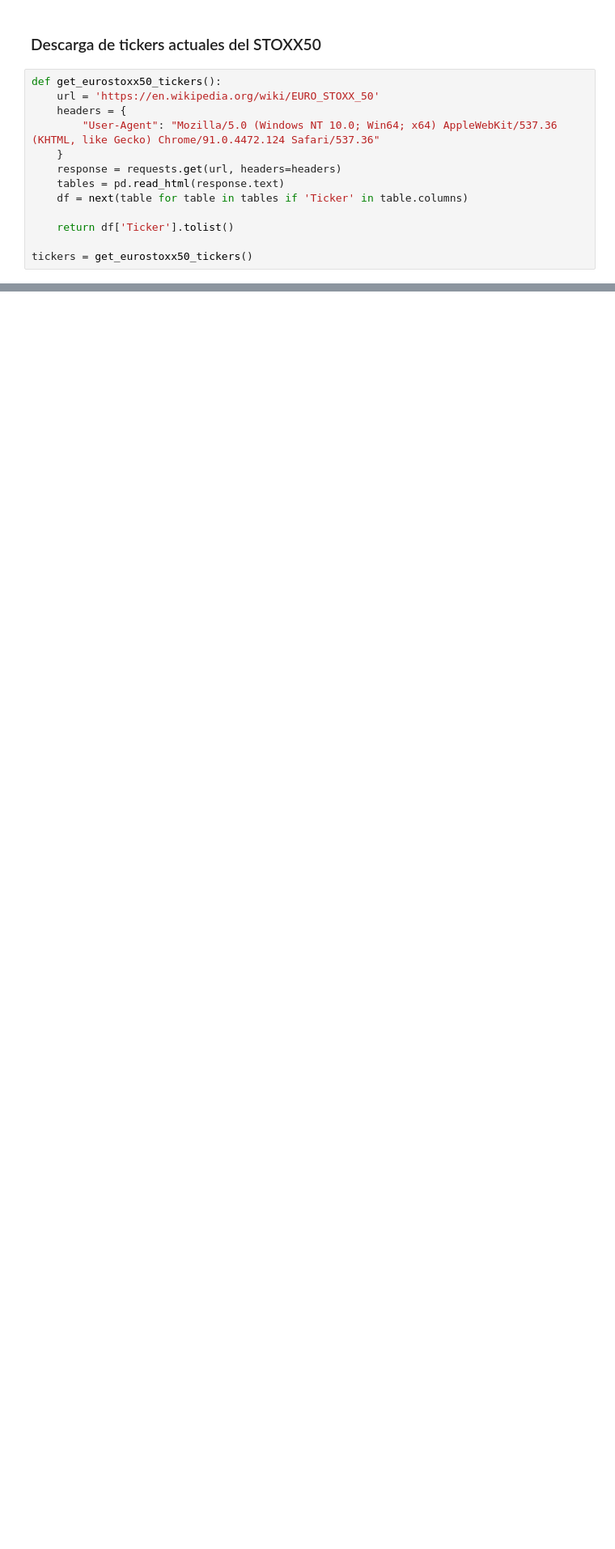
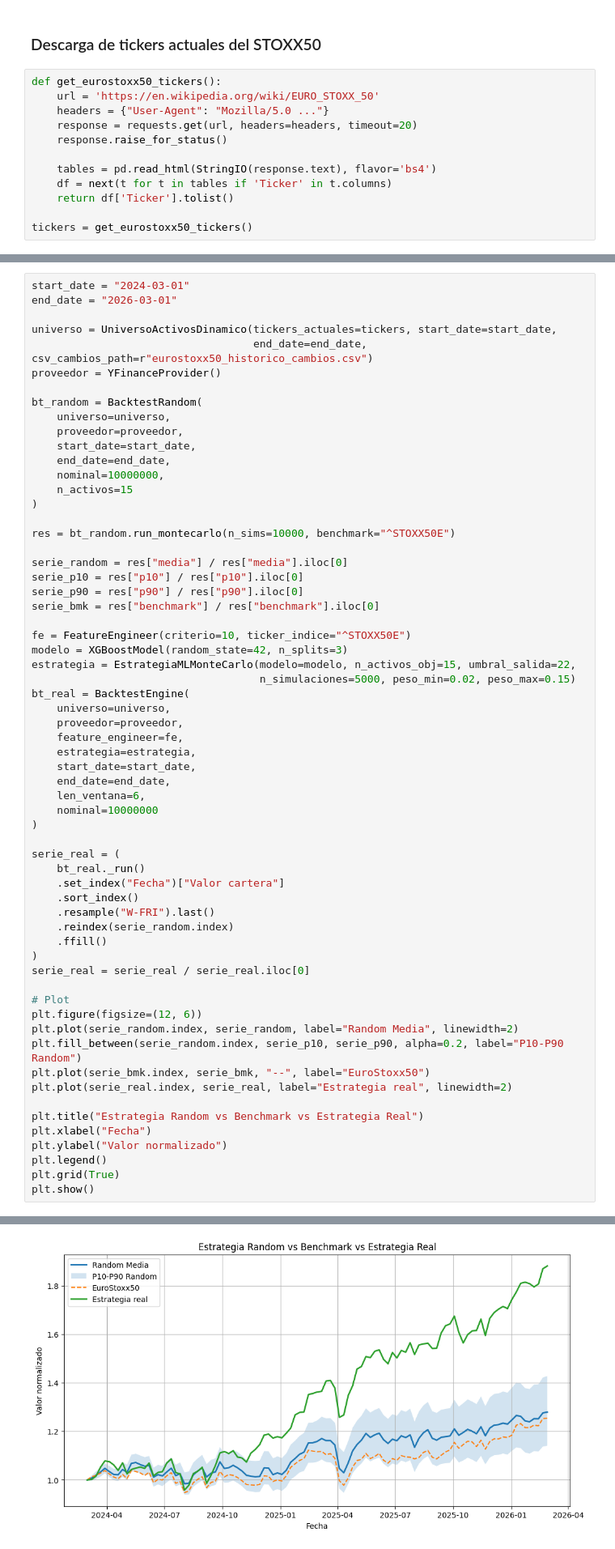
Before and after one commit to Javi-Puerta/Trabajo_gestion_cuantitativa, a Jupyter notebook: backtest_definitivo.ipynb, the cells around one changed output, grey strips where cells are left out. Shown at 81% size. Saved outputs shown, nothing was run; the diff lists cells and outputs as text; blank space fills up the shorter version.

Commit message:
implementación backtest aleatorio (monos)

```diff
--- a/backtest_definitivo.ipynb
+++ b/backtest_definitivo.ipynb
@@ -24,13 +30,12 @@ EstrategiaMLEquiponderadaMacro = Estrategia.EstrategiaMLEquiponderadaMacro
 # %%
 def get_eurostoxx50_tickers():
     url = 'https://en.wikipedia.org/wiki/EURO_STOXX_50'
-    headers = {
-        "User-Agent": "Mozilla/5.0 (Windows NT 10.0; Win64; x64) AppleWebKit/537.36 (KHTML, like Gecko) Chrome/91.0.4472.124 Safari/537.36"
-    }
-    response = requests.get(url, headers=headers)
-    tables = pd.read_html(response.text)
-    df = next(table for table in tables if 'Ticker' in table.columns)
+    headers = {"User-Agent": "Mozilla/5.0 ..."}
+    response = requests.get(url, headers=headers, timeout=20)
+    response.raise_for_status()
 
+    tables = pd.read_html(StringIO(response.text), flavor='bs4')
+    df = next(t for t in tables if 'Ticker' in t.columns)
     return df['Ticker'].tolist()
 
 tickers = get_eurostoxx50_tickers()
@@ -258,0 +246,63 @@ $STM.MI: possibly delisted; no timezone found
+# %%
+start_date = "2024-03-01"
+end_date = "2026-03-01"
+
+universo = UniversoActivosDinamico(tickers_actuales=tickers, start_date=start_date,
+                                   end_date=end_date, csv_cambios_path=r"eurostoxx50_historico_cambios.csv")
+proveedor = YFinanceProvider()
+
+bt_random = BacktestRandom(
+    universo=universo,
+    proveedor=proveedor,
+    start_date=start_date,
+    end_date=end_date,
+    nominal=10000000,
+    n_activos=15
+)
+
+res = bt_random.run_montecarlo(n_sims=10000, benchmark="^STOXX50E")
+
+serie_random = res["media"] / res["media"].iloc[0]
+serie_p10 = res["p10"] / res["p10"].iloc[0]
+serie_p90 = res["p90"] / res["p90"].iloc[0]
+serie_bmk = res["benchmark"] / res["benchmark"].iloc[0]
+
+fe = FeatureEngineer(criterio=10, ticker_indice="^STOXX50E")
+modelo = XGBoostModel(random_state=42, n_splits=3)
+estrategia = EstrategiaMLMonteCarlo(modelo=modelo, n_activos_obj=15, umbral_salida=22,
+                                    n_simulaciones=5000, peso_min=0.02, peso_max=0.15)
+bt_real = BacktestEngine(
+    universo=universo,
+    proveedor=proveedor,
+    feature_engineer=fe,
+    estrategia=estrategia,
+    start_date=start_date,
+    end_date=end_date,
+    len_ventana=6,
+    nominal=10000000
+)
+
+serie_real = (
+    bt_real._run()
+    .set_index("Fecha")["Valor cartera"]
+    .sort_index()
+    .resample("W-FRI").last()
+    .reindex(serie_random.index)
+    .ffill()
+)
+serie_real = serie_real / serie_real.iloc[0]
+
+# Plot
+plt.figure(figsize=(12, 6))
+plt.plot(serie_random.index, serie_random, label="Random Media", linewidth=2)
+plt.fill_between(serie_random.index, serie_p10, serie_p90, alpha=0.2, label="P10-P90 Random")
+plt.plot(serie_bmk.index, serie_bmk, "--", label="EuroStoxx50")
+plt.plot(serie_real.index, serie_real, label="Estrategia real", linewidth=2)
+
+plt.title("Estrategia Random vs Benchmark vs Estrategia Real")
+plt.xlabel("Fecha")
+plt.ylabel("Valor normalizado")
+plt.legend()
+plt.grid(True)
+plt.show()
+# %% [output]
@@ -258,0 +326 @@ $STM.MI: possibly delisted; no timezone found
+[figure, added]
```
Also changed, not shown: parts of 4 cells of this notebook, 2 other files.
